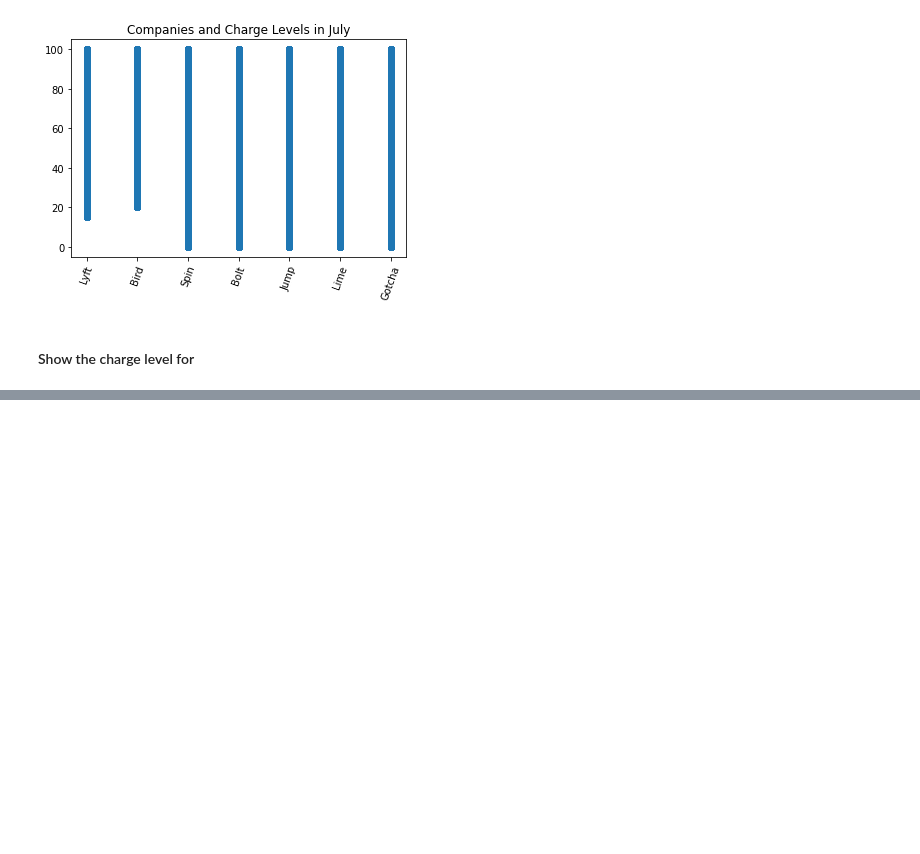
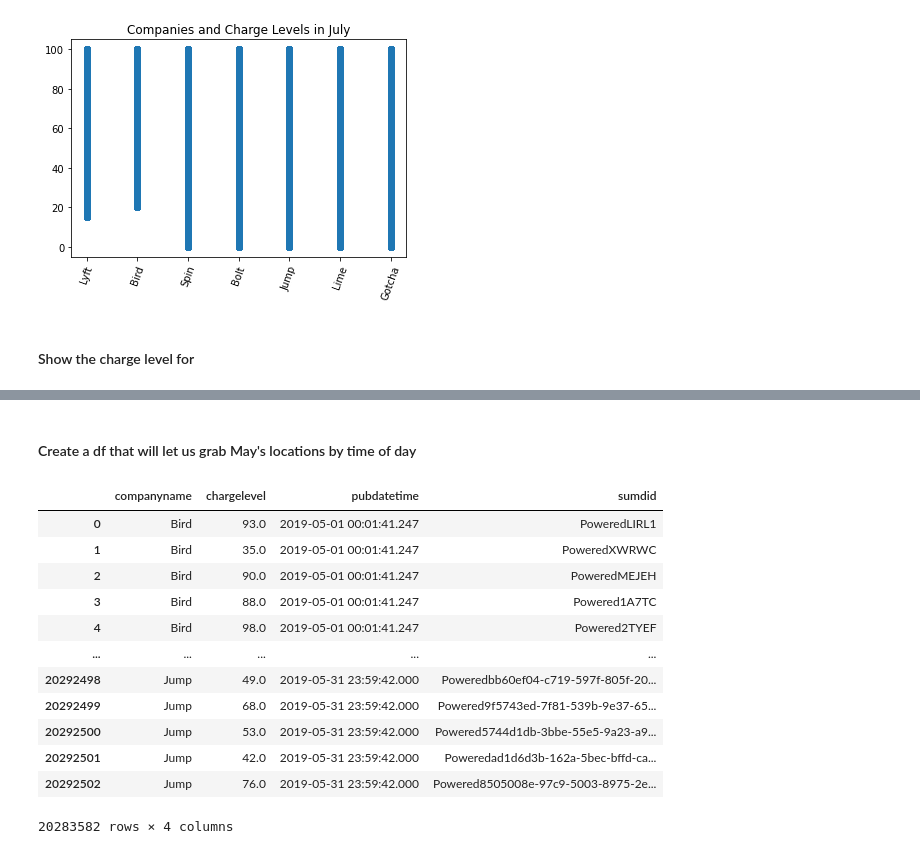
Before and after one commit to derektprice/mapping_scooters_nashville_python, a Jupyter notebook: notebooks/2_EDA_scooters_nashville.ipynb, the cells around one changed output, grey strips where cells are left out. Saved outputs shown, nothing was run; the diff lists cells and outputs as text; code cells hidden in the pictures; blank space fills up the shorter version.

```diff
--- a/notebooks/2_EDA_scooters_nashville.ipynb
+++ b/notebooks/2_EDA_scooters_nashville.ipynb
@@ -255,0 +253,21 @@ plt.hist('chargelevel', bins=10, data=may)
+# %% [markdown]
+#### Create a df that will let us grab May's locations by time of day
+# %%
+may_avg_charge = may[['companyname', 'chargelevel', 'pubdatetime', 'sumdid']]
+may_avg_charge.sort_values(by=['pubdatetime','sumdid'])
+may_avg_charge.groupby(by=['pubdatetime', 'sumdid'])
+may_avg_charge
+# %% [output]
+|  | companyname | chargelevel | pubdatetime | sumdid |
+| 0 | Bird | 93.0 | 2019-05-01 00:01:41.247 | PoweredLIRL1 |
+| 1 | Bird | 35.0 | 2019-05-01 00:01:41.247 | PoweredXWRWC |
+| 2 | Bird | 90.0 | 2019-05-01 00:01:41.247 | PoweredMEJEH |
+| 3 | Bird | 88.0 | 2019-05-01 00:01:41.247 | Powered1A7TC |
+| 4 | Bird | 98.0 | 2019-05-01 00:01:41.247 | Powered2TYEF |
+| ... | ... | ... | ... | ... |
+| 20292498 | Jump | 49.0 | 2019-05-31 23:59:42.000 | Poweredbb60ef04-c719-597f-805f-20... |
+| 20292499 | Jump | 68.0 | 2019-05-31 23:59:42.000 | Powered9f5743ed-7f81-539b-9e37-65... |
+| 20292500 | Jump | 53.0 | 2019-05-31 23:59:42.000 | Powered5744d1db-3bbe-55e5-9a23-a9... |
+| 20292501 | Jump | 42.0 | 2019-05-31 23:59:42.000 | Poweredad1d6d3b-162a-5bec-bffd-ca... |
+| 20292502 | Jump | 76.0 | 2019-05-31 23:59:42.000 | Powered8505008e-97c9-5003-8975-2e... |
+20283582 rows × 4 columns
```
Also changed, not shown: parts of 13 cells of this notebook.
